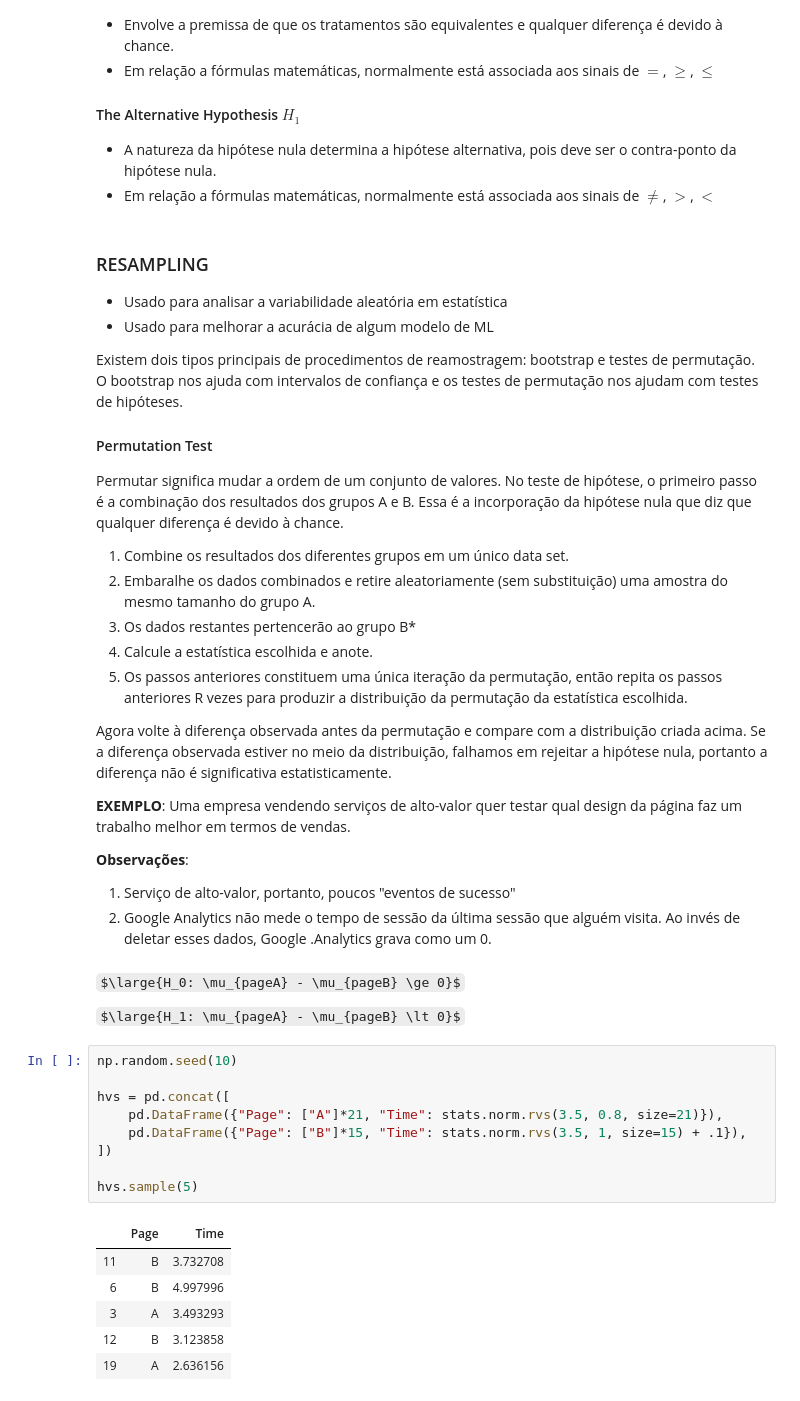
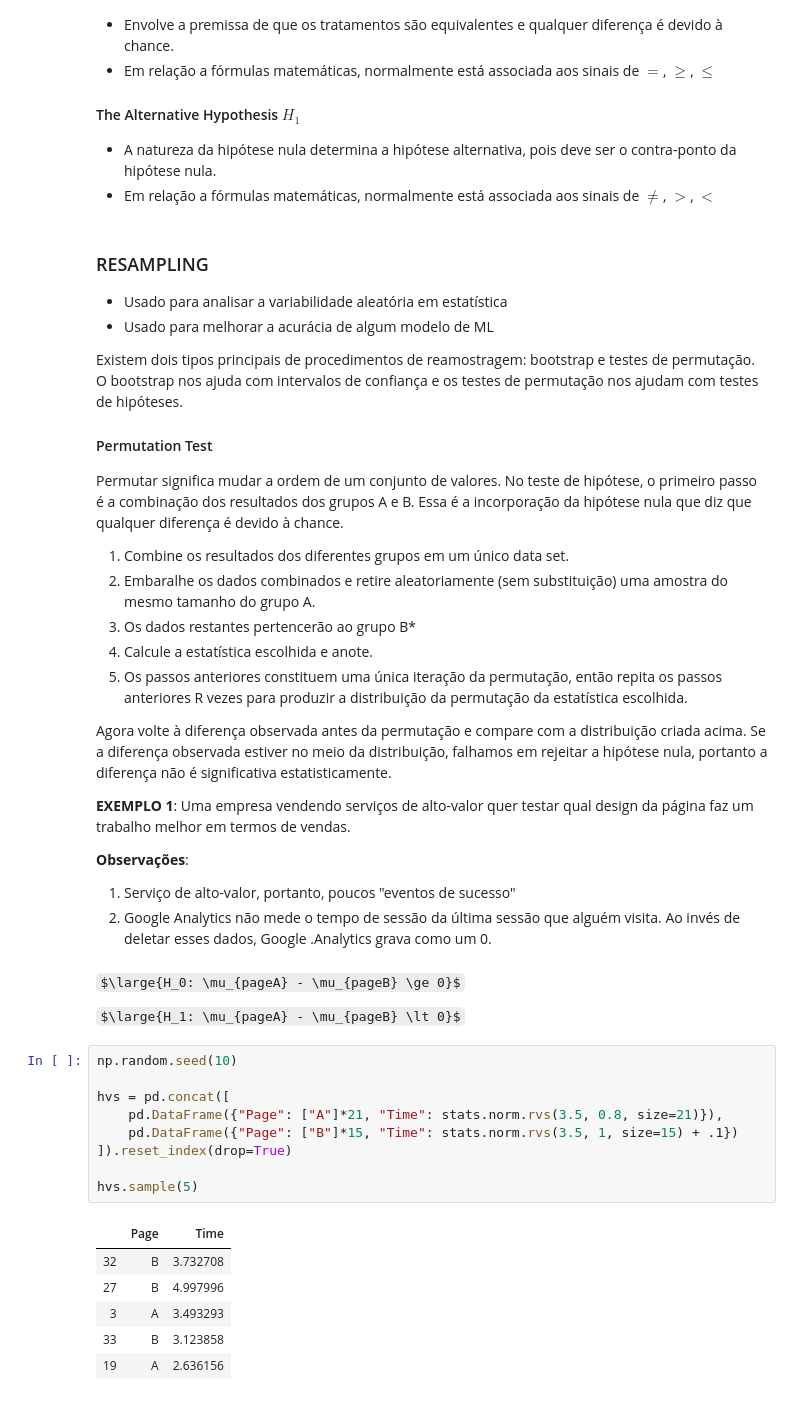
Before and after one commit to hoadcoder/SundayLearning, a Jupyter notebook: notebooks/content/16_experiments_and_hypothesis_testing.ipynb, the cells around one changed output. Saved outputs shown, nothing was run; the diff lists cells and outputs as text; some formulas as TeX source.

```diff
--- a/notebooks/content/16_experiments_and_hypothesis_testing.ipynb
+++ b/notebooks/content/16_experiments_and_hypothesis_testing.ipynb
@@ -87,7 +87,7 @@ Permutar significa mudar a ordem de um conjunto de valores. No teste de hipótes
 
 Agora volte à diferença observada antes da permutação e compare com a distribuição criada acima. Se a diferença observada estiver no meio da distribuição, falhamos em rejeitar a hipótese nula, portanto a diferença não é significativa estatisticamente.
 
-**EXEMPLO**: Uma empresa vendendo serviços de alto-valor quer testar qual design da página faz um trabalho melhor em termos de vendas.
+**EXEMPLO 1**: Uma empresa vendendo serviços de alto-valor quer testar qual design da página faz um trabalho melhor em termos de vendas.
 
 **Observações**:
 1. Serviço de alto-valor, portanto, poucos "eventos de sucesso"
@@ -100,18 +100,18 @@ $\large{H_1: \mu_{pageA} - \mu_{pageB} \lt 0}$
 # %%
 np.random.seed(10)
 
 hvs = pd.concat([
     pd.DataFrame({"Page": ["A"]*21, "Time": stats.norm.rvs(3.5, 0.8, size=21)}),
-    pd.DataFrame({"Page": ["B"]*15, "Time": stats.norm.rvs(3.5, 1, size=15) + .1}),
-])
+    pd.DataFrame({"Page": ["B"]*15, "Time": stats.norm.rvs(3.5, 1, size=15) + .1})
+]).reset_index(drop=True)
 
 hvs.sample(5)
 # %% [output]
 |  | Page | Time |
-| 11 | B | 3.732708 |
-| 6 | B | 4.997996 |
+| 32 | B | 3.732708 |
+| 27 | B | 4.997996 |
 | 3 | A | 3.493293 |
-| 12 | B | 3.123858 |
+| 33 | B | 3.123858 |
 | 19 | A | 2.636156 |
 # %%
 mean_A = hvs.query("Page == 'A'").Time.mean()
```
Also changed, not shown: parts of 30 cells of this notebook, 1 other file.
